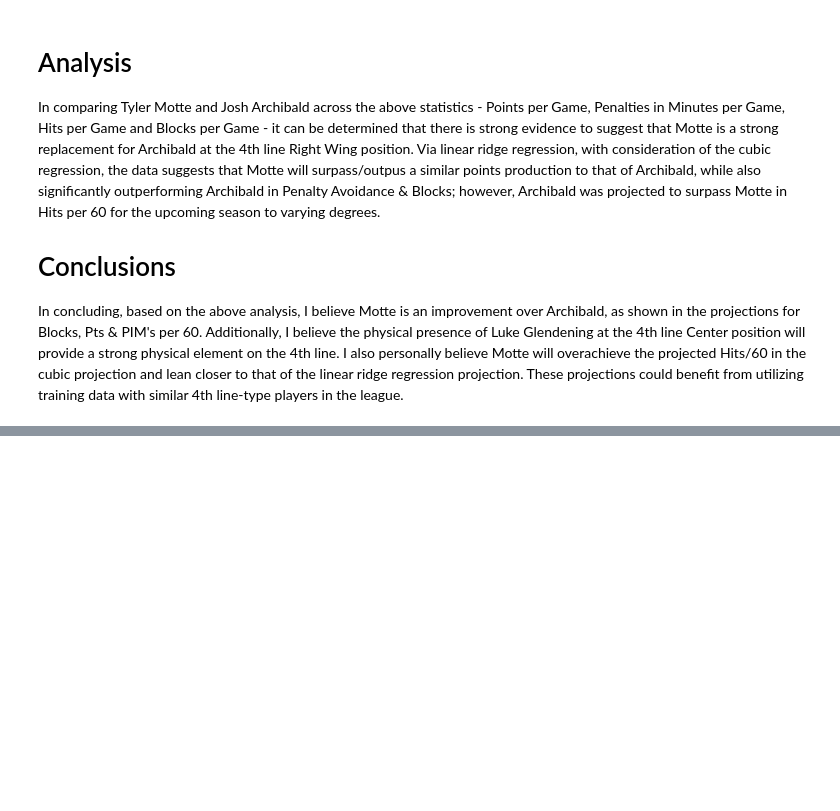
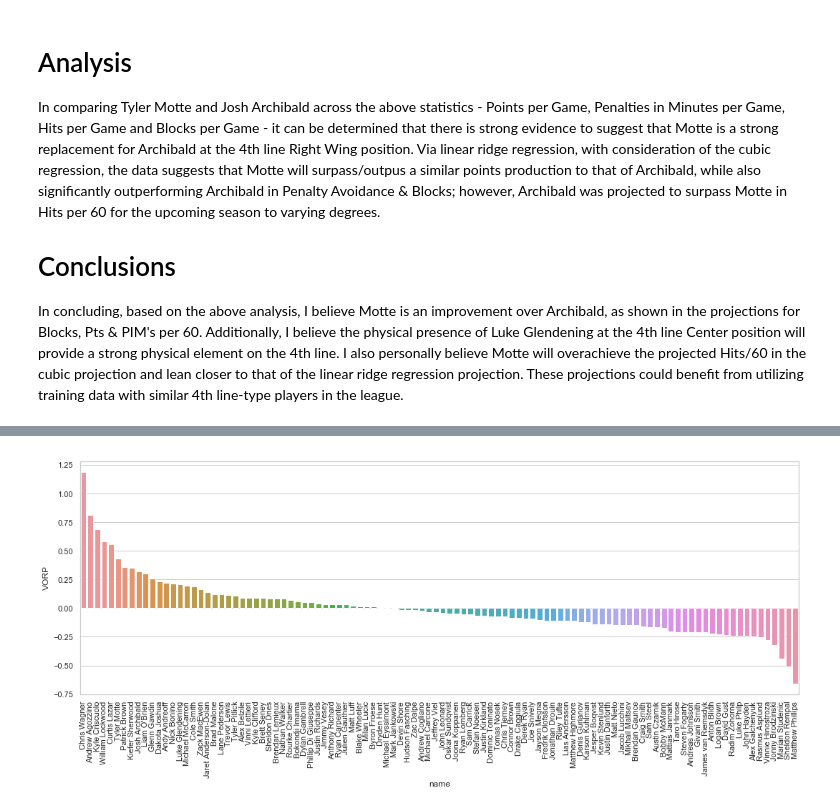
Before and after one commit to jesseplamondon/Motte_Archibald_Comparison_project, a Jupyter notebook: Motte_Archbald_Project/Motte_Archibald_Comparison.ipynb, the cells around one changed output, grey strips where cells are left out. Cells and saved outputs as stored; diff of their text form; code cells hidden in the pictures; blank space fills up the shorter version.

Commit message:
Conducted analysis of 4th line comparable players with Motte and Archibald

```diff
--- a/Motte_Archbald_Project/Motte_Archibald_Comparison.ipynb
+++ b/Motte_Archbald_Project/Motte_Archibald_Comparison.ipynb
@@ -145,0 +186,11 @@ In concluding, based on the above analysis, I believe Motte is an improvement ov
+# %%
+soupdf['PLAYER'] = soupdf['PLAYER'].str.replace(r'[0-9.]+', '')
+soupdf['PLAYER'] = soupdf['PLAYER'].str.strip()
+soupdf.rename(columns={'PLAYER': 'name'}, inplace=True)
+# %%
+skaters_2022 = pd.read_csv('skaters_2022.csv')
+skaters_2022 = skaters_2022.merge(soupdf, on='name', how='inner')
+skaters_2022.drop(columns={'W', 'L', 'SO', 'GAA', 'Sv%'}, inplace = True)
+skaters_2022_all = skaters_2022[skaters_2022['situation']=='all']
+skaters_2022_all.sort_values('icetime', inplace=True, ascending=False)
+skaters_2022_all.reset_index(inplace=True, drop=True)
@@ -145,0 +202,9 @@ In concluding, based on the above analysis, I believe Motte is an improvement ov
+# %%
+skaters_2022_all.drop(columns={'position', 'EXPIRY', 'SALARY', 'season'}, inplace=True)
+skaters_2022_all['I_F_hits'] = pd.to_numeric(skaters_2022_all['I_F_hits'], errors='coerce')
+skaters_2022_all['P/GP'] = pd.to_numeric(skaters_2022_all['P/GP'], errors='coerce')
+skaters_2022_all['GP'] = pd.to_numeric(skaters_2022_all['GP'], errors='coerce')
+skaters_2022_all['shotsBlockedByPlayer'] = pd.to_numeric(skaters_2022_all['shotsBlockedByPlayer'], errors='coerce')
+skaters_2022_all['icetime'] = pd.to_numeric(skaters_2022_all['icetime'], errors='coerce')
+skaters_2022_all.rename(columns = {'I_F_penalityMinutes':'I_F_penaltyMinutes'}, inplace = True)
+skaters_2022_all['I_F_penaltyMinutes'] = pd.to_numeric(skaters_2022_all['I_F_penaltyMinutes'], errors='coerce')
@@ -145,0 +229,14 @@ In concluding, based on the above analysis, I believe Motte is an improvement ov
+# %%
+#Value Over Replacement Player - for 4th Line Right Wing Replacement Players
+skaters_2022_all['VORP'] = (skaters_2022_all['I_F_hits'] / skaters_2022_all['GP'] * 0.2 + skaters_2022_all['P/GP'] * 0.3 + skaters_2022_all['shotsBlockedByPlayer'] / skaters_2022_all['GP'] * 0.5 - skaters_2022_all['I_F_penaltyMinutes'] / skaters_2022_all['GP'] * 0.15)
+skaters_2022_all['VORP'] = round(skaters_2022_all['VORP'] - skaters_2022_all['VORP'].mean(), 5)
+skaters_2022_all = skaters_2022_all.sort_values('VORP', ascending=False)
+skaters_2022_all.reset_index(drop=True, inplace=True)
+skaters_2022_all_VORP = skaters_2022_all.loc[:, ['name', 'I_F_hits', 'P/GP', 'shotsBlockedByPlayer', 'I_F_penaltyMinutes', 'CAP HIT', 'VORP']]
+# %%
+plt.figure(figsize=(18, 6))
+sns.barplot(data = skaters_2022_all_VORP, x = 'name', y = 'VORP')
+plt.xticks(rotation=90)
+plt.show()
+# %% [output]
+[figure, added]
```
Also changed, not shown: parts of 7 cells of this notebook, 2 other files.
